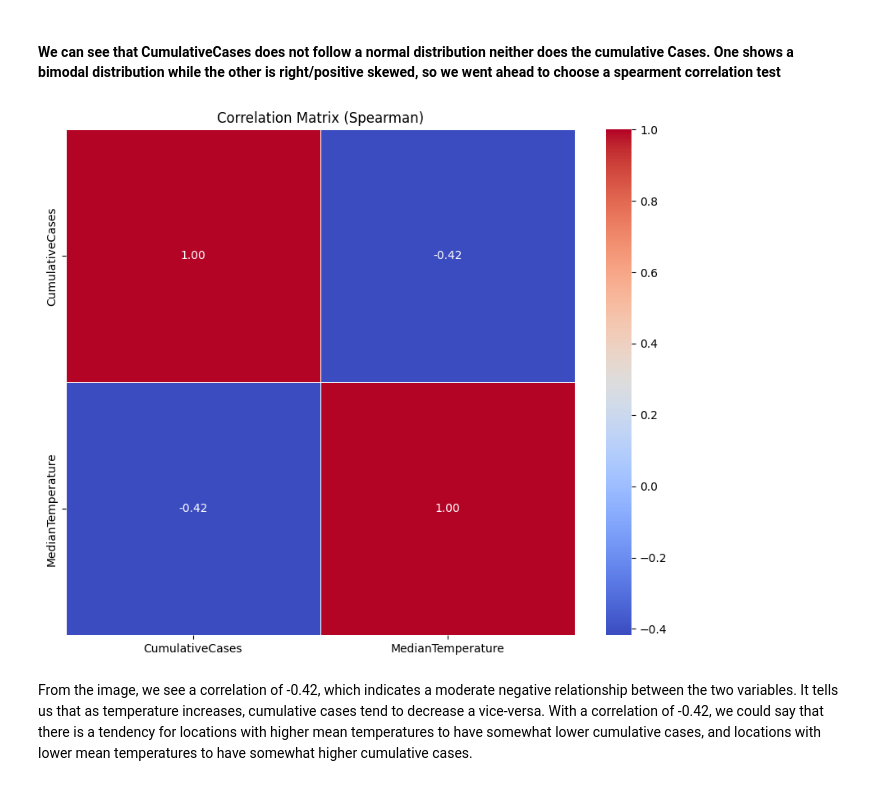
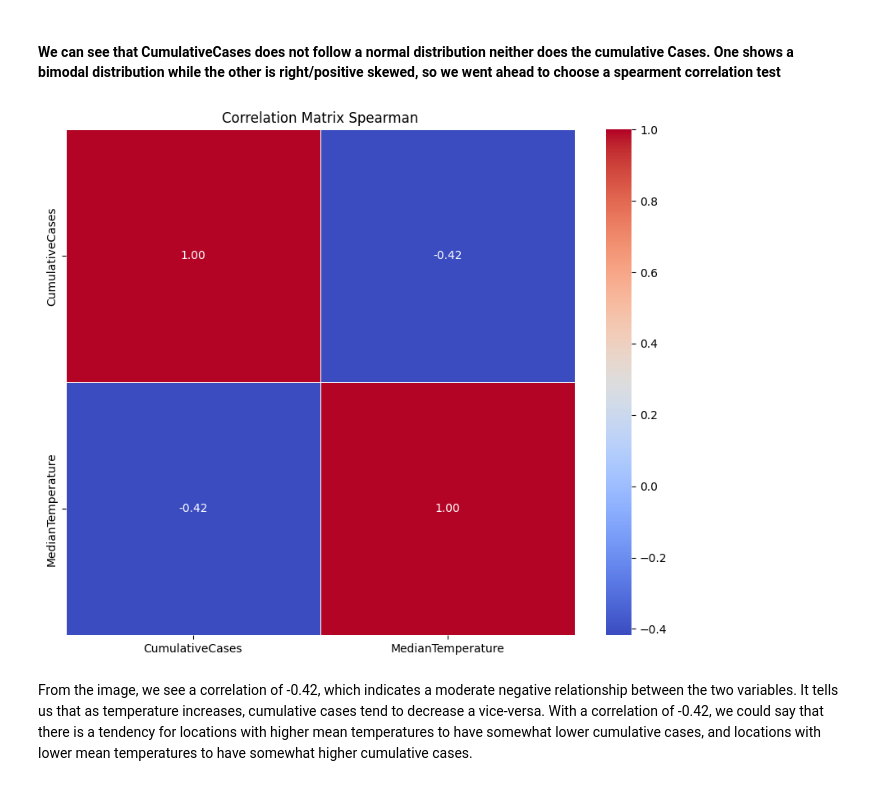
Before and after one commit to jean03f/Covid-19_DataAnalysis, a Jupyter notebook: HypothesisTesting.ipynb, the cells around one changed output. Cells and saved outputs as stored; diff of their text form; code cells hidden in the pictures.

```diff
--- a/HypothesisTesting.ipynb
+++ b/HypothesisTesting.ipynb
@@ -341,44 +419,40 @@ Text(0.5, 1.0, 'Histogram of MedianTemperature')
 # %%
 import seaborn as sns
 
 import statsmodels.api as sm
 
 df_copy = df.copy()
 
 # Preprocessing: Replace NaN values in Province_State with the Country_Region value
 df_copy['Province_State'] = np.where(df['Province_State'].isnull(), df['Country_Region'], df['Province_State'])
 
 df_provinceState_medianTemperature = df_copy.groupby('Province_State')['temp'].median().reset_index()
 df_provinceState_medianTemperature = df_provinceState_medianTemperature.rename(columns={'temp': 'MedianTemperature'})
 
 df_copy = pd.merge(df_copy, df_provinceState_medianTemperature, on='Province_State', how = 'left')
 
 date_filtered_df = df_copy[df_copy['Date'] == '2020-04-08'].copy()
 provinces_states_cases = date_filtered_df.groupby('Province_State')['ConfirmedCases'].sum().reset_index()
 
 provinces_states_medianTemperature = date_filtered_df.groupby('Province_State')['MedianTemperature'].first().reset_index()
 
 merged_provinces_data = pd.merge(provinces_states_cases, provinces_states_medianTemperature, on='Province_State', how='left')
 
 merged_provinces_data = merged_provinces_data.rename(columns={'Province_State': 'Location', 'ConfirmedCases':'CumulativeCases'})
 
 
-def plot_correlation(dataframe, method='pearson', annot=True, figsize=(10, 8)):
+method='spearman'
+# Selecting only the CumulativeCases and Median Temperature columns
+numeric_df = merged_provinces_data[['CumulativeCases', 'MedianTemperature']]
 
-    # Selecting only the CumulativeCases and Median Temperature columns
-    numeric_df = dataframe[['CumulativeCases', 'MedianTemperature']]
+correlation_matrix = numeric_df.corr(method='spearman')
 
-    correlation_matrix = numeric_df.corr(method=method)
-
-    plt.figure(figsize=figsize)
-    sns.heatmap(correlation_matrix, annot=annot, cmap='coolwarm', fmt=".2f", linewidths=.5)
-    plt.title(f'Correlation Matrix ({method.capitalize()})')
-    plt.show()
-
-# We use spearman correlation since cumulative case and median temperature do not follow a normal distribution
-plot_correlation(merged_provinces_data, method='spearman')
+plt.figure(figsize=(10, 8))
+sns.heatmap(correlation_matrix, annot=True, cmap='coolwarm', fmt=".2f", linewidths=.5)
+plt.title(f'Correlation Matrix Spearman')
+plt.show()
 # %% [output]
-[figure, old version]
+[figure, new version]
 # %% [markdown]
 From the image, we see a correlation of -0.42, which indicates a moderate negative relationship between the two variables. It tells us that as temperature increases, cumulative cases tend to decrease a vice-versa.
 With a correlation of -0.42, we could say that there is a tendency for locations with higher mean temperatures to have somewhat lower cumulative cases, and locations with lower mean temperatures to have somewhat higher cumulative cases.
```
Also changed, not shown: parts of 16 cells of this notebook.
